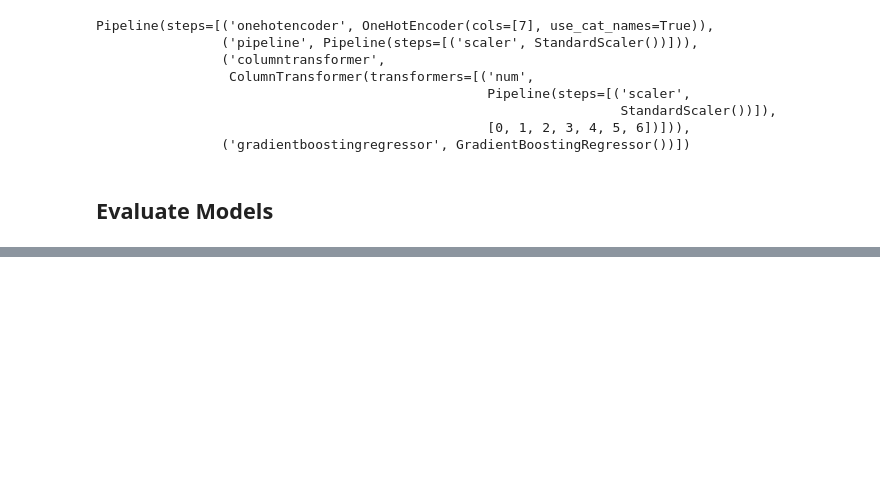
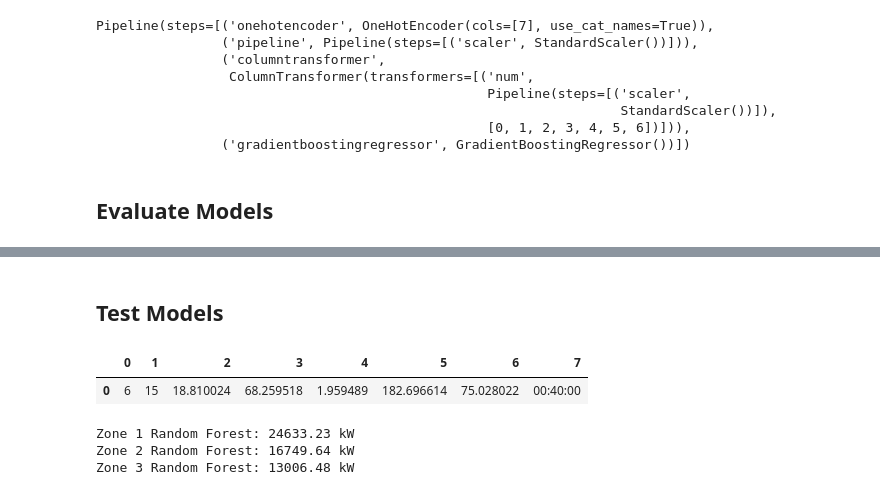
Before and after one commit to Merci93/Electric_Power_Consumption, a Jupyter notebook: Tetouan_Power_Consumption.ipynb, the cells around one changed output, grey strips where cells are left out. Cells and saved outputs as stored; diff of their text form; code cells hidden in the pictures; blank space fills up the shorter version.

Commit message:
added model test

```diff
--- a/Tetouan_Power_Consumption.ipynb
+++ b/Tetouan_Power_Consumption.ipynb
@@ -528,0 +550,30 @@ R2_SCORE: 0.7056450884759509
+# %% [markdown]
+## Test Models
+# %%
+# test_dict = [{'month': 6, 'weekday': 15, 'temperature': 18.810024, 'humidity': 68.259518,'wind_speed': 1.959489,
+#               'general_diffuse_flows': 182.696614, 'diffuse_flows': 75.028022, 'time': '00:40:00'}]
+
+test_dict = [{0: 6, 1: 15, 2: 18.810024, 3: 68.259518, 4: 1.959489,
+              5: 182.696614, 6: 75.028022, 7: '00:40:00'}]
+
+test_data = pd.DataFrame(test_dict)
+test_data
+# %% [output]
+|  | 0 | 1 | 2 | 3 | 4 | 5 | 6 | 7 |
+| 0 | 6 | 15 | 18.810024 | 68.259518 | 1.959489 | 182.696614 | 75.028022 | 00:40:00 |
+# %%
+# Zone 1
+zone_1_power = zone_1_RF.predict(test_data)
+print(f'Zone 1 Random Forest: {zone_1_power.round(2)[0]} kW')
+
+# Zone 2
+zone_2_power = zone_2_RF.predict(test_data)
+print(f'Zone 2 Random Forest: {zone_2_power.round(2)[0]} kW')
+
+# Zone 3
+zone_3_power = zone_3_RF.predict(test_data)
+print(f'Zone 3 Random Forest: {zone_3_power.round(2)[0]} kW')
+# %% [output]
+Zone 1 Random Forest: 24633.23 kW
+Zone 2 Random Forest: 16749.64 kW
+Zone 3 Random Forest: 13006.48 kW
```
Also changed, not shown: parts of 3 cells of this notebook.
